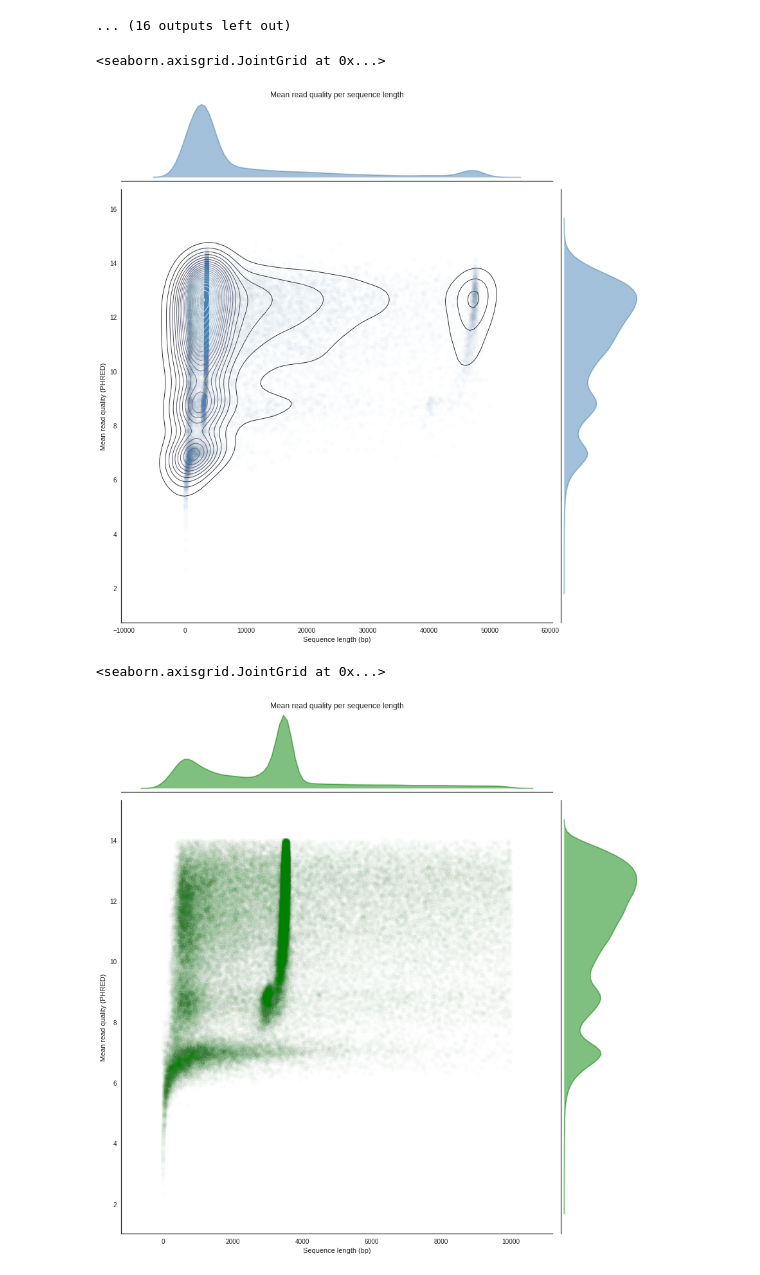
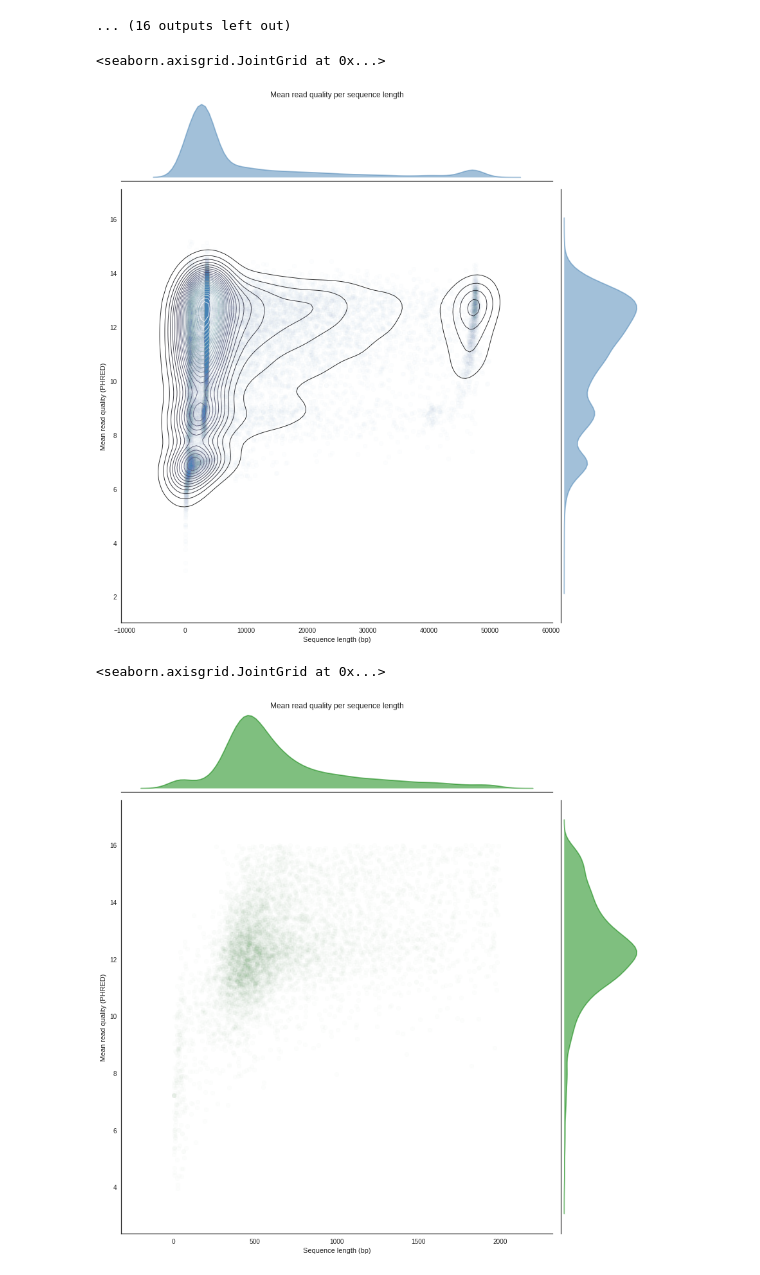
Before and after one commit to a-slide/pycoQC, a Jupyter notebook: pycoQC/test_pycoQC.ipynb, the cells around one changed output. Drawn from its saved outputs; the diff is of its cells as text; code cells hidden in the pictures.

```diff
--- a/pycoQC/test_pycoQC.ipynb
+++ b/pycoQC/test_pycoQC.ipynb
@@ -16,0 +16,6 @@ from pycoQC import sequencing_summary_file_1dsq
+# %%
+example_file_1D = pycoQC.example_file_1D()
+example_file_1D2 = pycoQC.example_file_1D2()
+
+print(example_file_1D)
+print(example_file_1D2)
@@ -371,13 +435,15 @@ If True plot marginal univariate distributions [Default True]
 * kde_cmap / scatter_color / margin_plot_color
 ... (16 outputs left out)
 # %%
+p = pycoQC(example_file_1D, filter_zero_len=True, run_type="1D")
 p.reads_len_quality(kde=True, kde_cmap="bone", kde_alpha=0.8, kde_levels=25, scatter=True, scatter_color='steelblue', margin_plot=True, margin_plot_color='steelblue', sample = 20000)
 # %% [output]
 <seaborn.axisgrid.JointGrid at 0x...>
-[figure, old version]
+[figure, new version]
 # %%
-p.reads_len_quality(scatter=True, kde=False, scatter_alpha=0.01, scatter_color="green", margin_plot=True, margin_plot_color='green', margin_plot_alpha=0.5, min_len=0, max_len=10000, min_qual=2, max_qual=14)
+p = pycoQC(example_file_1D2, filter_zero_len=True, run_type="1D2")
+p.reads_len_quality(scatter=True, kde=False, scatter_alpha=0.01, scatter_color="green", margin_plot=True, margin_plot_color='green', margin_plot_alpha=0.5, min_len=0, max_len=2000, min_qual=2, max_qual=16)
 # %% [output]
 <seaborn.axisgrid.JointGrid at 0x...>
-[figure, old version]
+[figure, new version]
 # %%
```
Also changed, not shown: parts of 27 cells of this notebook, 20 other files.
